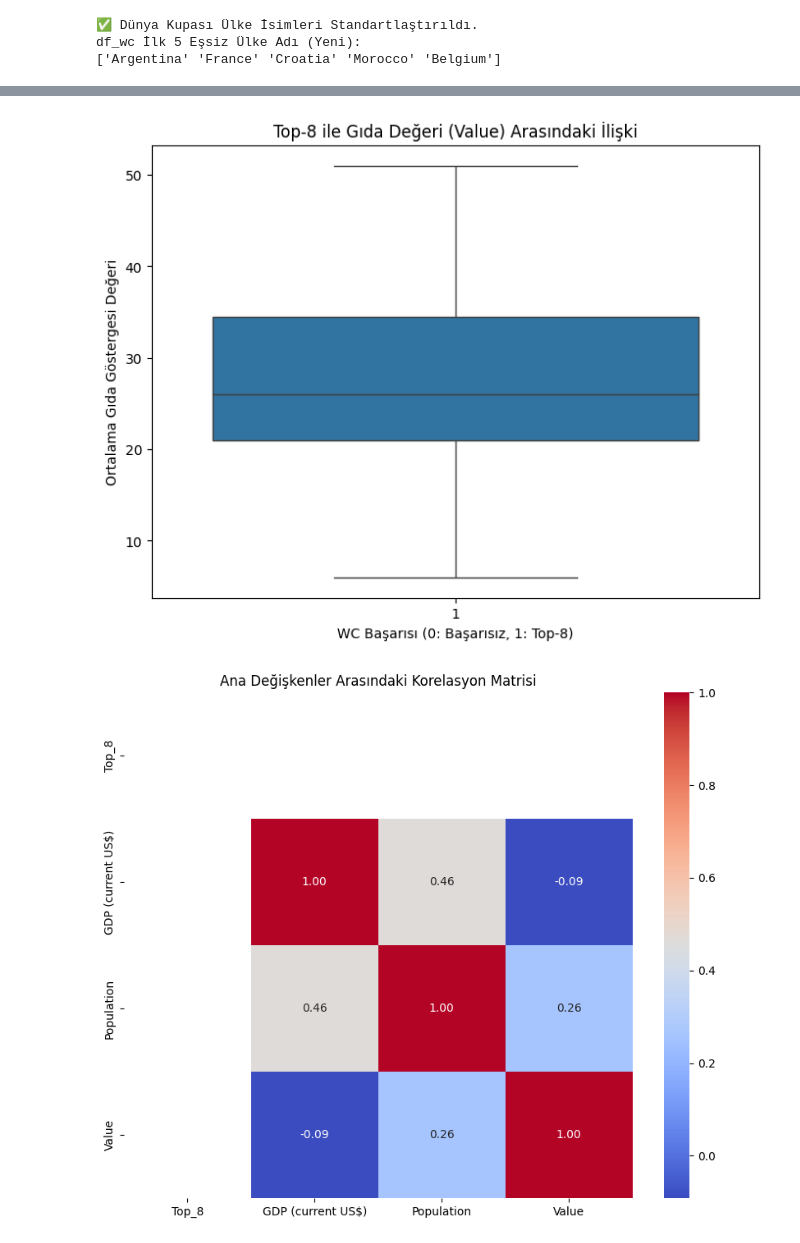
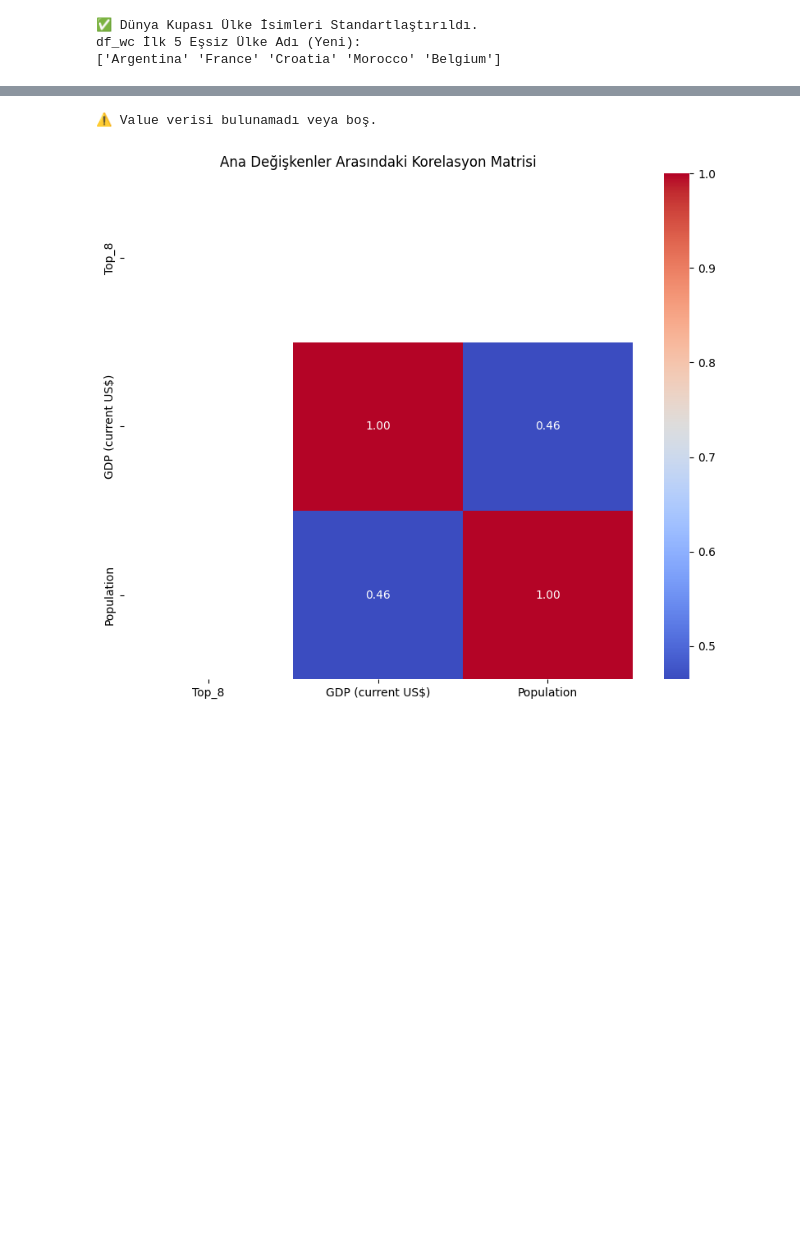
Before and after one commit to egilliemir/DSA210-termProject, a Jupyter notebook: data_preparation_and_eda.ipynb, the cells around one changed output, grey strips where cells are left out. Drawn from its saved outputs; the diff is of its cells as text; code cells hidden in the pictures; blank space fills up the shorter version.

```diff
--- a/data_preparation_and_eda.ipynb
+++ b/data_preparation_and_eda.ipynb
@@ -258,12 +404,24 @@ print(df_wc['Country'].unique()[:5])
 df_wc İlk 5 Eşsiz Ülke Adı (Yeni):
 ['Argentina' 'France' 'Croatia' 'Morocco' 'Belgium']
 # %%
+# Özet istatistikler ve korelasyon analizi
 print("--- Sayısal Değişkenlerin Özet İstatistikleri ---")
-print(df_main[['GDP (current US$)', 'Population', 'Top_8']].describe())
 
-correlation_matrix = df_main[['Top_8', 'GDP (current US$)', 'Population', 'Value']].corr()
+# Mevcut sayısal sütunları bul
+numeric_cols = ['Top_8']
+for col in ['GDP (current US$)', 'Population', 'Value']:
+    if col in df_main.columns:
+        numeric_cols.append(col)
 
-print("\n--- Korelasyon Matrisi (Top_8 ile İlişki) ---")
-print(correlation_matrix['Top_8'].sort_values(ascending=False))
+print(df_main[numeric_cols].describe())
+
+# Korelasyon matrisi için en az 2 sayısal sütun gerekli
+if len(numeric_cols) >= 2:
+    correlation_matrix = df_main[numeric_cols].corr()
+    print("\n--- Korelasyon Matrisi (Top_8 ile İlişki) ---")
+    print(correlation_matrix['Top_8'].sort_values(ascending=False))
+else:
+    print("\n⚠️ Korelasyon hesaplaması için yeterli sayısal sütun yok.")
+    correlation_matrix = pd.DataFrame()
 # %% [output]
 --- Sayısal Değişkenlerin Özet İstatistikleri ---
@@ -286,27 +443,45 @@ Name: Top_8, dtype: float64
 # %%
 import seaborn as sns
 import matplotlib.pyplot as plt
 
-plt.figure(figsize=(8, 6))
-sns.boxplot(x='Top_8', y='GDP (current US$)', data=df_main)
-plt.yscale('log')
-plt.title('Top-8 (WC Başarısı) ile GSYİH Arasındaki İlişki')
-plt.xlabel('WC Başarısı (0: Başarısız, 1: Top-8)')
-plt.ylabel('GSYİH (Logaritmik Ölçek)')
-plt.show()
+# GDP sütununu kontrol et
+gdp_col = None
+for col in ['GDP (current US$)', 'GDP_per_capita', 'GDP']:
+    if col in df_main.columns:
+        gdp_col = col
+        break
 
-plt.figure(figsize=(8, 6))
-sns.boxplot(x='Top_8', y='Value', data=df_main)
-plt.title('Top-8 ile Gıda Değeri (Value) Arasındaki İlişki')
-plt.xlabel('WC Başarısı (0: Başarısız, 1: Top-8)')
-plt.ylabel('Ortalama Gıda Göstergesi Değeri')
-plt.show()
+if gdp_col and df_main[gdp_col].notna().sum() > 0:
+    plt.figure(figsize=(8, 6))
+    sns.boxplot(x='Top_8', y=gdp_col, data=df_main)
+    plt.yscale('log')
+    plt.title('Top-8 (WC Başarısı) ile GSYİH Arasındaki İlişki')
+    plt.xlabel('WC Başarısı (0: Başarısız, 1: Top-8)')
+    plt.ylabel('GSYİH (Logaritmik Ölçek)')
+    plt.show()
+else:
+    print("⚠️ GDP verisi bulunamadı veya boş.")
 
-plt.figure(figsize=(10, 8))
-sns.heatmap(correlation_matrix, annot=True, cmap='coolwarm', fmt=".2f")
-plt.title('Ana Değişkenler Arasındaki Korelasyon Matrisi')
-plt.show()
+# Value sütununu kontrol et
+if 'Value' in df_main.columns and df_main['Value'].notna().sum() > 0:
+    plt.figure(figsize=(8, 6))
+    sns.boxplot(x='Top_8', y='Value', data=df_main)
+    plt.title('Top-8 ile Gıda Değeri (Value) Arasındaki İlişki')
+    plt.xlabel('WC Başarısı (0: Başarısız, 1: Top-8)')
+    plt.ylabel('Ortalama Gıda Göstergesi Değeri')
+    plt.show()
+else:
+    print("⚠️ Value verisi bulunamadı veya boş.")
+
+# Korelasyon matrisi
+if len(correlation_matrix) > 0:
+    plt.figure(figsize=(10, 8))
+    sns.heatmap(correlation_matrix, annot=True, cmap='coolwarm', fmt=".2f")
+    plt.title('Ana Değişkenler Arasındaki Korelasyon Matrisi')
+    plt.show()
+else:
+    print("⚠️ Korelasyon matrisi boş.")
 # %% [output]
 [figure]
+⚠️ Value verisi bulunamadı veya boş.
-[figure, old version]
+[figure, new version]
-[figure, removed]
```
Also changed, not shown: parts of 18 cells of this notebook.
